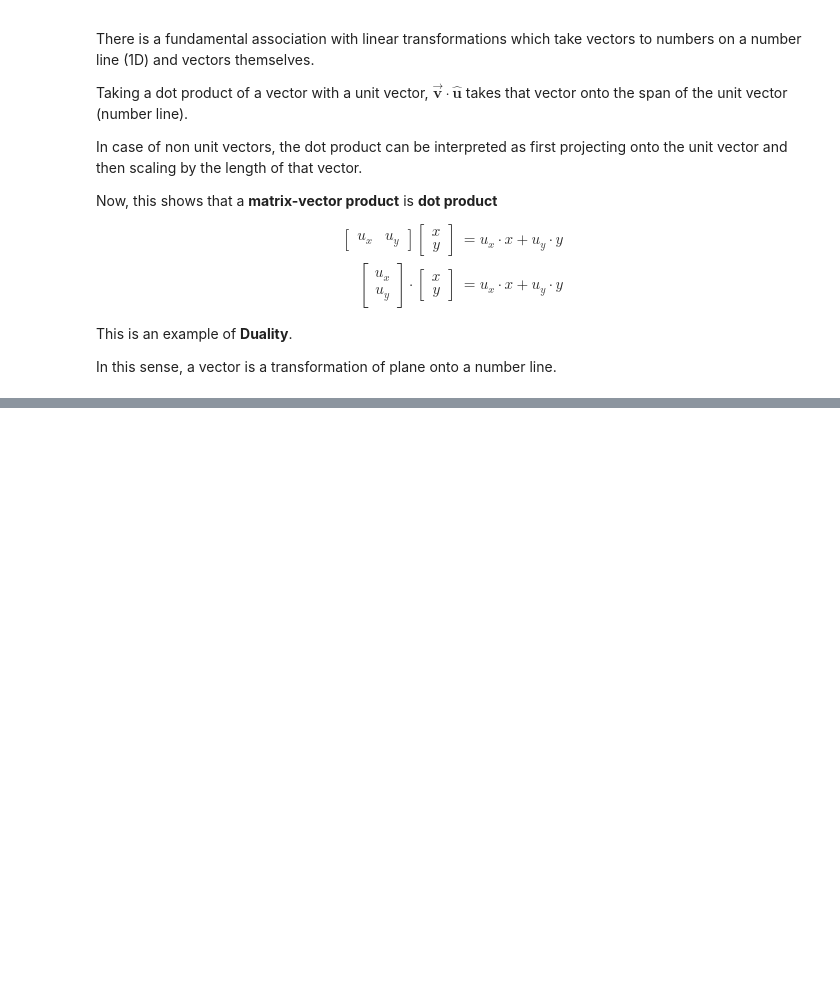
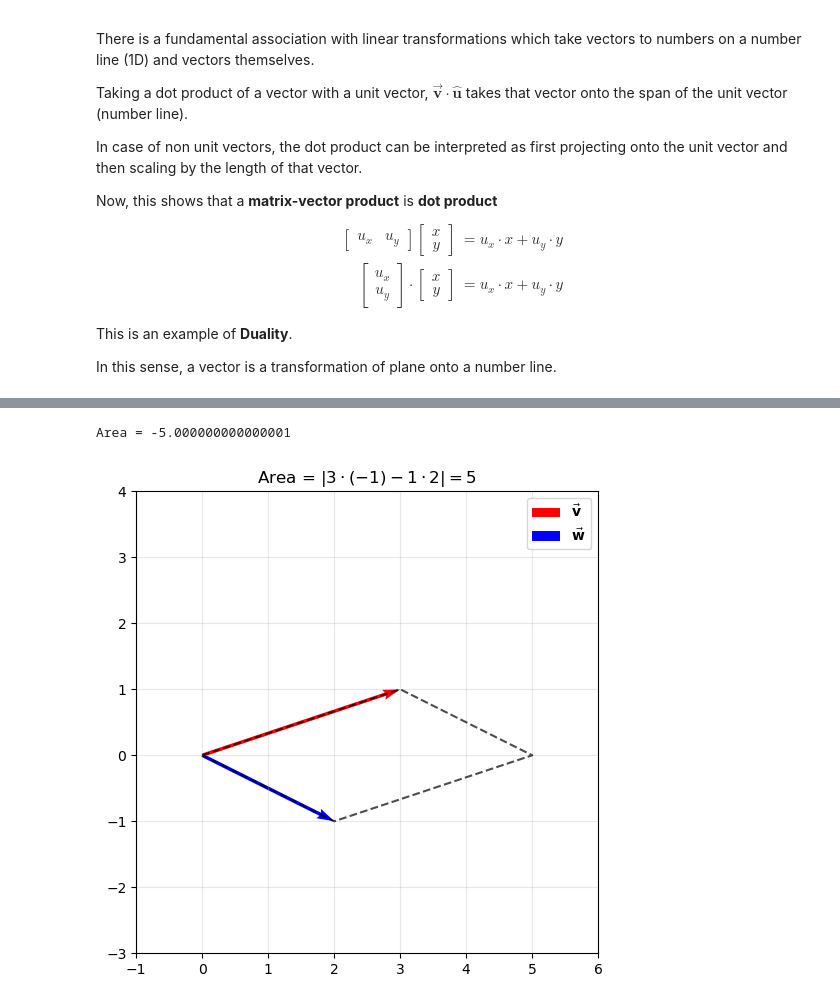
Before and after one commit to sebekj/MIT-Linear-Algebra, a Jupyter notebook: MIT Linear Algebra 18.01.ipynb, the cells around one changed output, grey strips where cells are left out. Saved outputs shown, nothing was run; the diff lists cells and outputs as text; code cells hidden in the pictures; blank space fills up the shorter version.

```diff
--- a/MIT Linear Algebra 18.01.ipynb
+++ b/MIT Linear Algebra 18.01.ipynb
@@ -2819,0 +2851,34 @@ In this sense, a vector is a transformation of plane onto a number line.
+# %%
+import numpy as np
+import matplotlib.pyplot as plt
+
+v = np.array([3, 1])
+w = np.array([2, -1])
+
+# Calculate signed area (determinant)
+area = np.linalg.det(np.column_stack([v, w]))
+print(f"Area = {area}")
+
+# Plot vectors
+origin = np.zeros(2)
+plt.figure(figsize=(6, 6))
+plt.quiver(*origin, *v, angles='xy', scale_units='xy', scale=1, color='r', label=r'$\vec{\mathbf{v}}$')
+plt.quiver(*origin, *w, angles='xy', scale_units='xy', scale=1, color='b', label=r'$\vec{\mathbf{w}}$')
+
+# Draw parallelogram
+parallelogram = np.array([origin, v, v+w, w, origin])
+plt.plot(parallelogram[:, 0], parallelogram[:, 1], 'k--', alpha=0.7)
+
+plt.xlim(-1, 6)
+plt.ylim(-3, 4)
+plt.gca().set_aspect('equal')
+plt.grid(True, alpha=0.3)
+plt.legend()
+
+# Simpler math for title
+plt.title(r"Area = $|3 \cdot (-1) - 1 \cdot 2| = 5$")
+
+plt.show()
+# %% [output]
+Area = -5.000000000000001
+[figure, added]
```
Also changed, not shown: parts of 4 cells of this notebook.
